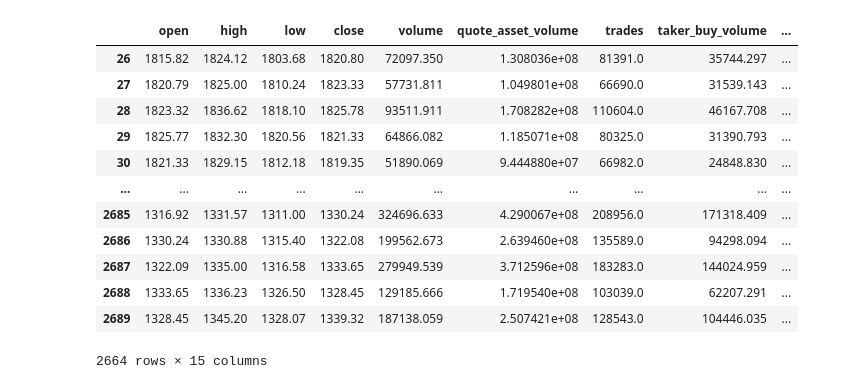
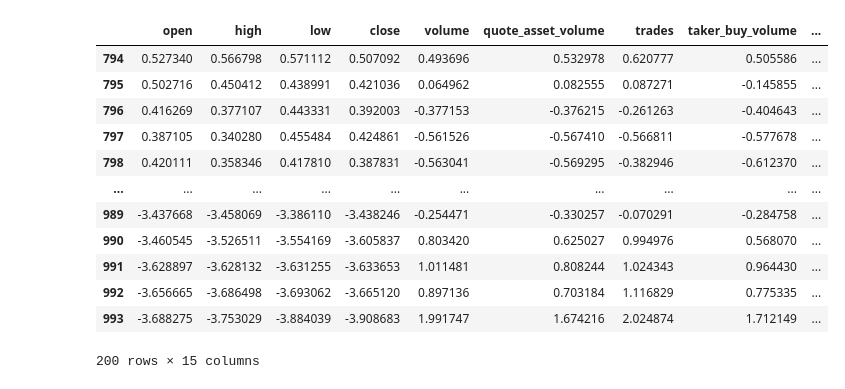
Before and after one commit to izzortsi/trailing_orders, a Jupyter notebook: DEV/dataset_integration_pytorch.ipynb, the cells around one changed output. Drawn from its saved outputs; the diff is of its cells as text; code cells hidden in the pictures.

```diff
--- a/DEV/dataset_integration_pytorch.ipynb
+++ b/DEV/dataset_integration_pytorch.ipynb
@@ -481,19 +534,19 @@ ValueError: Found array with dim 3. MinMaxScaler expected <= 2.
-# %%
-train_data.dropna()
-# %% [output]
-|  | open | high | low | close | volume | quote_asset_volume | trades | taker_buy_volume | ... |
-| 26 | 1815.82 | 1824.12 | 1803.68 | 1820.80 | 72097.350 | 1.308036e+08 | 81391.0 | 35744.297 | ... |
-| 27 | 1820.79 | 1825.00 | 1810.24 | 1823.33 | 57731.811 | 1.049801e+08 | 66690.0 | 31539.143 | ... |
-| 28 | 1823.32 | 1836.62 | 1818.10 | 1825.78 | 93511.911 | 1.708282e+08 | 110604.0 | 46167.708 | ... |
-| 29 | 1825.77 | 1832.30 | 1820.56 | 1821.33 | 64866.082 | 1.185071e+08 | 80325.0 | 31390.793 | ... |
-| 30 | 1821.33 | 1829.15 | 1812.18 | 1819.35 | 51890.069 | 9.444880e+07 | 66982.0 | 24848.830 | ... |
-| ... | ... | ... | ... | ... | ... | ... | ... | ... | ... |
-| 2685 | 1316.92 | 1331.57 | 1311.00 | 1330.24 | 324696.633 | 4.290067e+08 | 208956.0 | 171318.409 | ... |
-| 2686 | 1330.24 | 1330.88 | 1315.40 | 1322.08 | 199562.673 | 2.639460e+08 | 135589.0 | 94298.094 | ... |
-| 2687 | 1322.09 | 1335.00 | 1316.58 | 1333.65 | 279949.539 | 3.712596e+08 | 183283.0 | 144024.959 | ... |
-| 2688 | 1333.65 | 1336.23 | 1326.50 | 1328.45 | 129185.666 | 1.719540e+08 | 103039.0 | 62207.291 | ... |
-| 2689 | 1328.45 | 1345.20 | 1328.07 | 1339.32 | 187138.059 | 2.507421e+08 | 128543.0 | 104446.035 | ... |
-2664 rows × 15 columns
+# %%
+sdb.test_data
+# %% [output]
+|  | open | high | low | close | volume | quote_asset_volume | trades | taker_buy_volume | ... |
+| 794 | 0.527340 | 0.566798 | 0.571112 | 0.507092 | 0.493696 | 0.532978 | 0.620777 | 0.505586 | ... |
+| 795 | 0.502716 | 0.450412 | 0.438991 | 0.421036 | 0.064962 | 0.082555 | 0.087271 | -0.145855 | ... |
+| 796 | 0.416269 | 0.377107 | 0.443331 | 0.392003 | -0.377153 | -0.376215 | -0.261263 | -0.404643 | ... |
+| 797 | 0.387105 | 0.340280 | 0.455484 | 0.424861 | -0.561526 | -0.567410 | -0.566811 | -0.577678 | ... |
+| 798 | 0.420111 | 0.358346 | 0.417810 | 0.387831 | -0.563041 | -0.569295 | -0.382946 | -0.612370 | ... |
+| ... | ... | ... | ... | ... | ... | ... | ... | ... | ... |
+| 989 | -3.437668 | -3.458069 | -3.386110 | -3.438246 | -0.254471 | -0.330257 | -0.070291 | -0.284758 | ... |
+| 990 | -3.460545 | -3.526511 | -3.554169 | -3.605837 | 0.803420 | 0.625027 | 0.994976 | 0.568070 | ... |
+| 991 | -3.628897 | -3.628132 | -3.631255 | -3.633653 | 1.011481 | 0.808244 | 1.024343 | 0.964430 | ... |
+| 992 | -3.656665 | -3.686498 | -3.693062 | -3.665120 | 0.897136 | 0.703184 | 1.116829 | 0.775335 | ... |
+| 993 | -3.688275 | -3.753029 | -3.884039 | -3.908683 | 1.991747 | 1.674216 | 2.024874 | 1.712149 | ... |
+200 rows × 15 columns
 # %%
 from torch.utils.data import DataLoader
 
```
Also changed, not shown: parts of 11 cells of this notebook.
